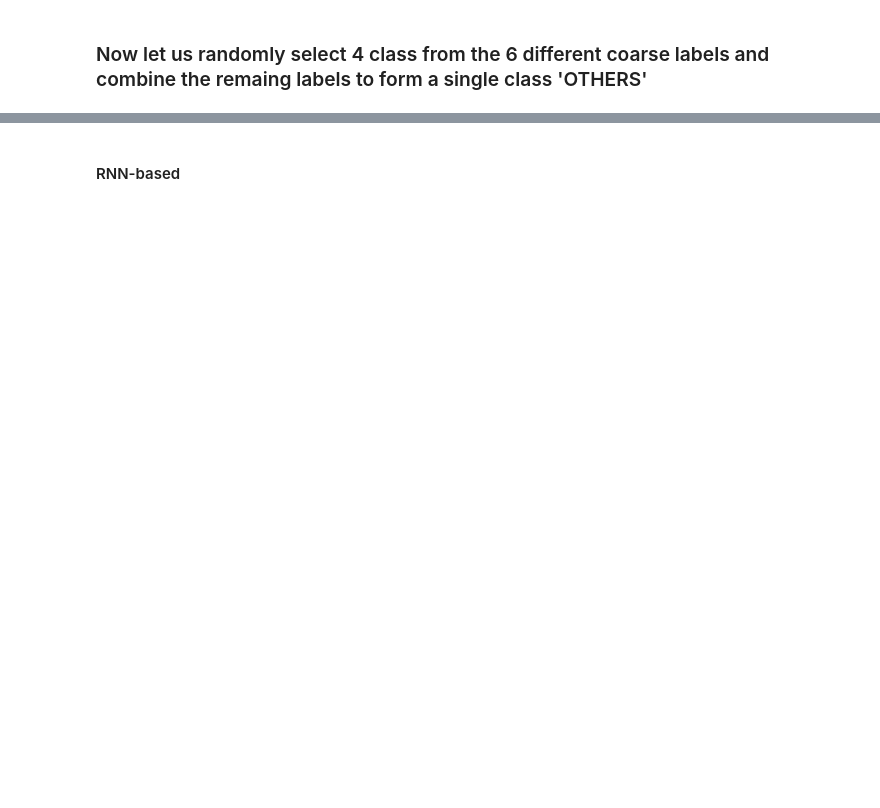
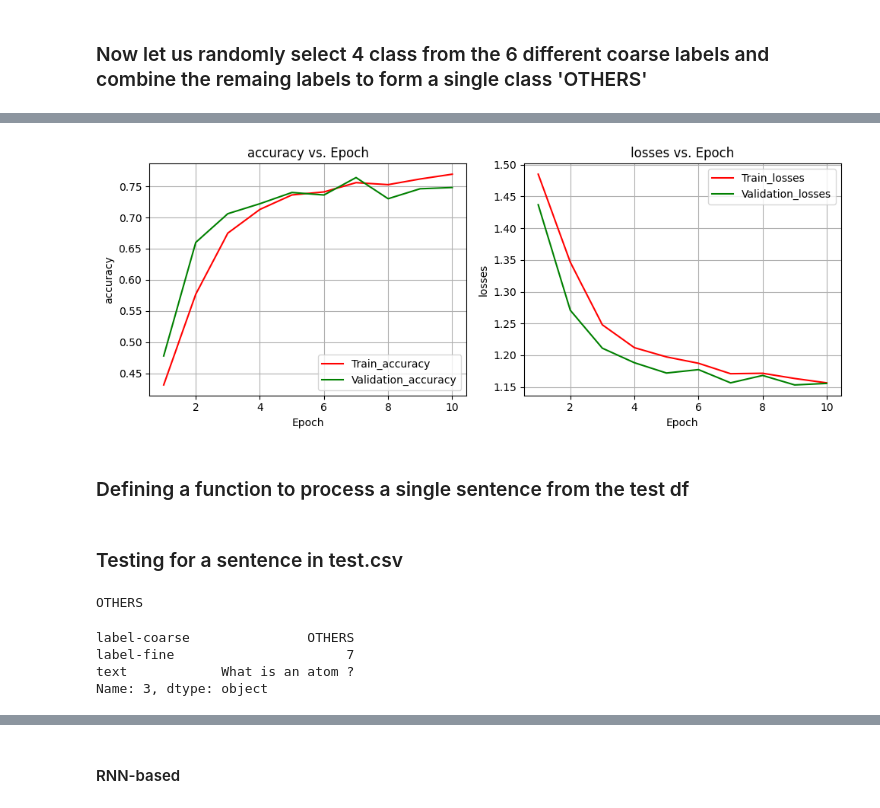
Before and after one commit to jordanlianhs/SC4002-Natural-Language-Processing, a Jupyter notebook: CZ4045 Part 1 latest copy Jordan.ipynb, the cells around one changed output, grey strips where cells are left out. Cells and saved outputs as stored; diff of their text form; code cells hidden in the pictures; blank space fills up the shorter version.

```diff
--- a/CZ4045 Part 1 latest copy Jordan.ipynb
+++ b/CZ4045 Part 1 latest copy Jordan.ipynb
@@ -1071,0 +471,21 @@ def sentence_to_avg_vector(sentence, w2v_model):
+# %%
+# # TO FIND OPTIMAL PARAMETERS
+batch_size = 128
+hidden_dim = 512
+embedding_dim = w2v.vector_size
+early_stopper = EarlyStopper(patience=3)
+device = get_device()
+epoch = 50
+mode = "mean"
+
+# Getting list of labels
+labels_list = train_df['label-coarse'].value_counts().index.tolist()
+print(labels_list)
+labels_dict = {label: i for i, label in enumerate(labels_list)}
+labels_dict_inverse = {i: label for i, label in enumerate(labels_list)}
+print(labels_dict)
+num_labels = len(labels_list)
+print("Length of num_labels: ", num_labels)
+
+train_data_loader, validation_data_loader = get_training_data(batch_size, w2v, train_df, validation_df)
+test_data_loader = get_test_data(batch_size, w2v, random_seed=random_seed)
@@ -1071,0 +497,14 @@ def sentence_to_avg_vector(sentence, w2v_model):
+# %%
+# Set the aggreagation mode: mean or max or rnn
+mode = "mean"
+
+model = get_model(embedding_dim, hidden_dim, num_labels, pretrained_embeddings, dropout_prob=0.2)
+
+# Train the model
+train_accuracies, validation_accuracies, train_losses, validation_losses, time_taken = train_model(
+    model= model, train_data_loader= train_data_loader, validation_data_loader= validation_data_loader,
+    mode=mode, device=device, epochs=epoch, random_initial_state=False, early_stopper=early_stopper,
+    debug=True)
+
+# Obtain the F1_score and accuracy of the model using test set
+test_accuracy = test_model(model=model, test_data_loader=test_data_loader, mode=mode, device=device)
@@ -1071,0 +526,6 @@ def sentence_to_avg_vector(sentence, w2v_model):
+# %%
+plot_findings(len(train_accuracies), [[train_accuracies, validation_accuracies], [train_losses, validation_losses]], "Epoch", isoptimal=True)
+# %% [output]
+[figure, added]
+# %% [markdown]
+### Defining a function to process a single sentence from the test df
@@ -1071,0 +549,26 @@ def sentence_to_avg_vector(sentence, w2v_model):
+# %% [markdown]
+### Testing for a sentence in test.csv
+# %%
+sentence_index = 3
+# Test model on one sentence
+sentence = test_df.loc[sentence_index, 'text']
+max_sentence_len = max(test_df['text'].apply(lambda x: len(x.split())))
+preprocessed_input, sentence_len = preprocess_sentence(sentence,w2v,max_sentence_len)
+output = model(preprocessed_input, sentence_len=sentence_len, mode=mode, _device=device)
+
+# Get the predicted label
+predicted_label = torch.argmax(output, dim=1)
+
+# Convert the predicted label to its original string form
+predicted_label_str = labels_dict_inverse[predicted_label.item()]
+
+print(predicted_label_str)
+# %% [output]
+OTHERS
+# %%
+print(test_df.loc[sentence_index])
+# %% [output]
+label-coarse               OTHERS
+label-fine                      7
+text            What is an atom ?
+Name: 3, dtype: object
```
Also changed, not shown: parts of 88 cells of this notebook.
